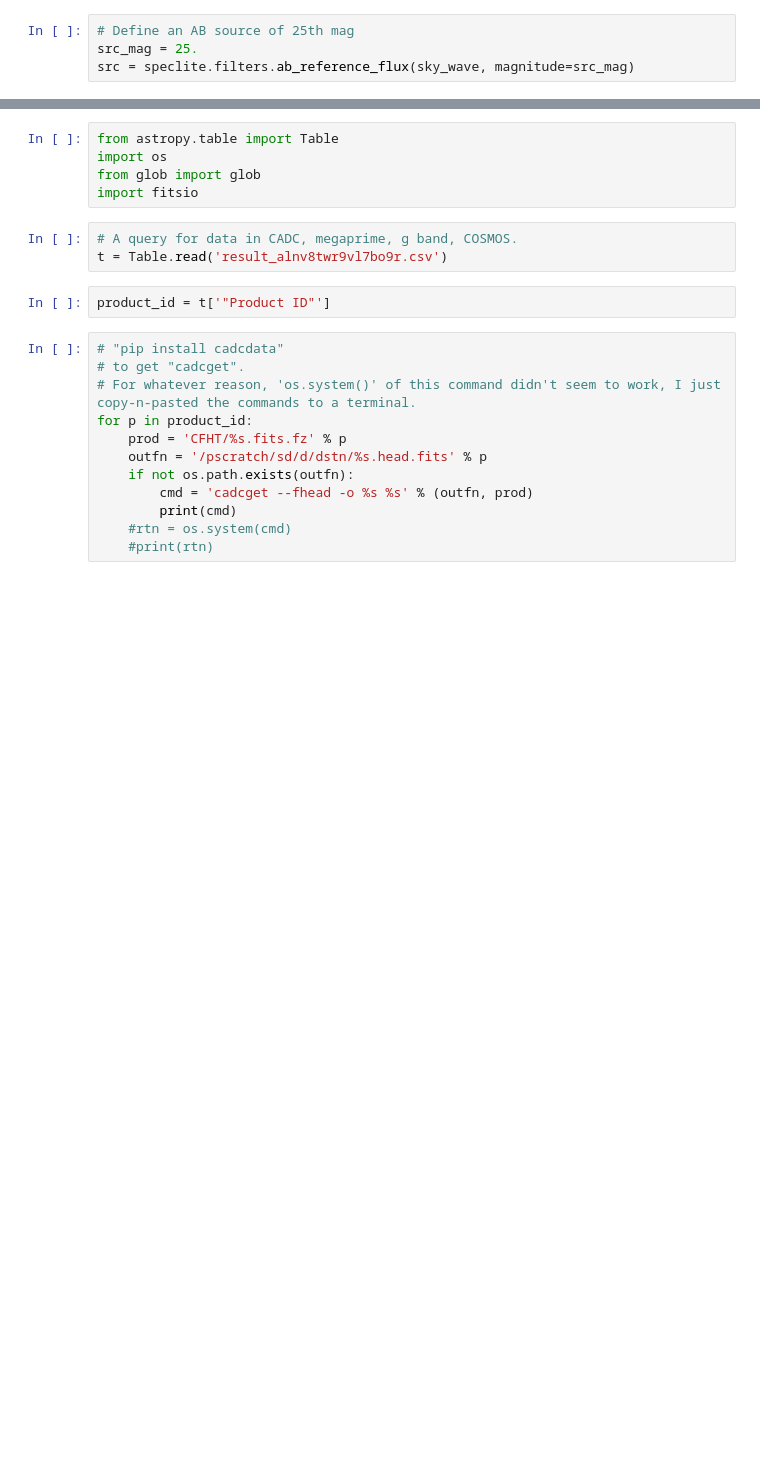
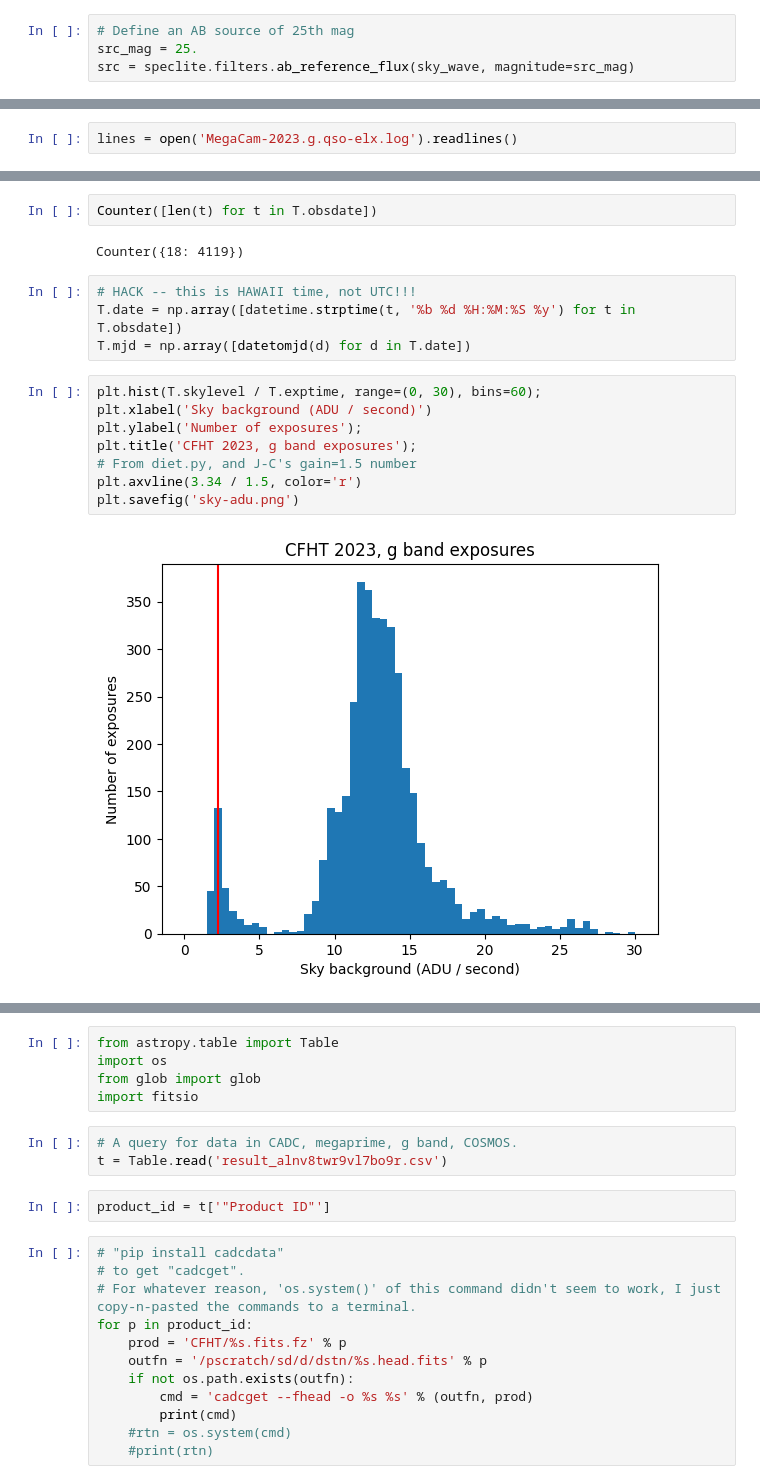
Before and after one commit to dstndstn/cfht-etc, a Jupyter notebook: cfht-exptime.ipynb, the cells around one changed output, grey strips where cells are left out. Drawn from its saved outputs; the diff is of its cells as text; blank space fills up the shorter version.

Commit message:
parse Jean-Charles' file, update sky model to match diet.py

```diff
--- a/cfht-exptime.ipynb
+++ b/cfht-exptime.ipynb
@@ -451,0 +473,2 @@ Source photon rate: 6.905 e-/sec/pixel
+# %%
+lines = open('MegaCam-2023.g.qso-elx.log').readlines()
@@ -451,0 +532,18 @@ Source photon rate: 6.905 e-/sec/pixel
+# %%
+Counter([len(t) for t in T.obsdate])
+# %% [output]
+Counter({18: 4119})
+# %%
+# HACK -- this is HAWAII time, not UTC!!!
+T.date = np.array([datetime.strptime(t, '%b %d %H:%M:%S %y') for t in T.obsdate])
+T.mjd = np.array([datetomjd(d) for d in T.date])
+# %%
+plt.hist(T.skylevel / T.exptime, range=(0, 30), bins=60);
+plt.xlabel('Sky background (ADU / second)')
+plt.ylabel('Number of exposures');
+plt.title('CFHT 2023, g band exposures');
+# From diet.py, and J-C's gain=1.5 number
+plt.axvline(3.34 / 1.5, color='r')
+plt.savefig('sky-adu.png')
+# %% [output]
+[figure, added]
```
Also changed, not shown: parts of 17 cells of this notebook, 3 other files.
